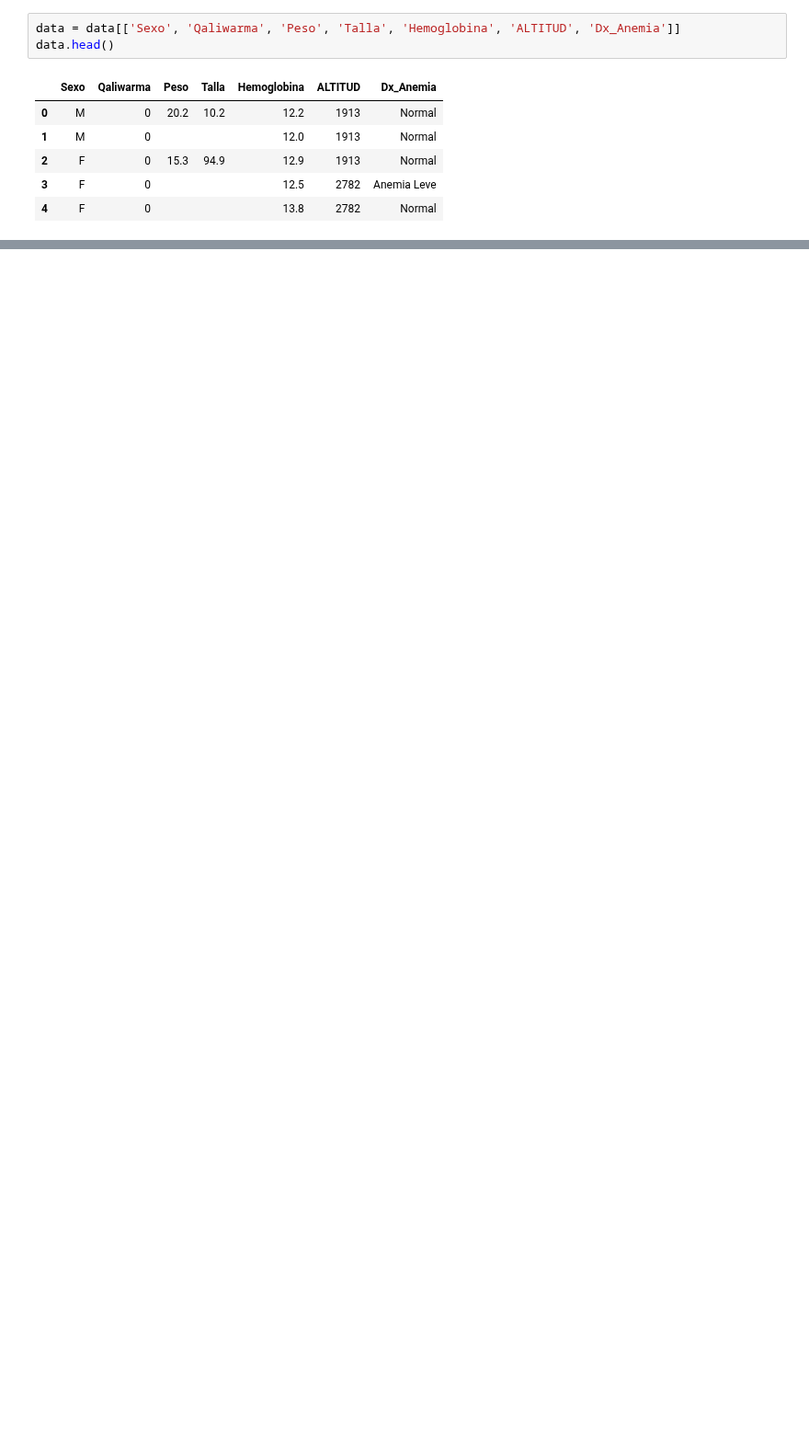
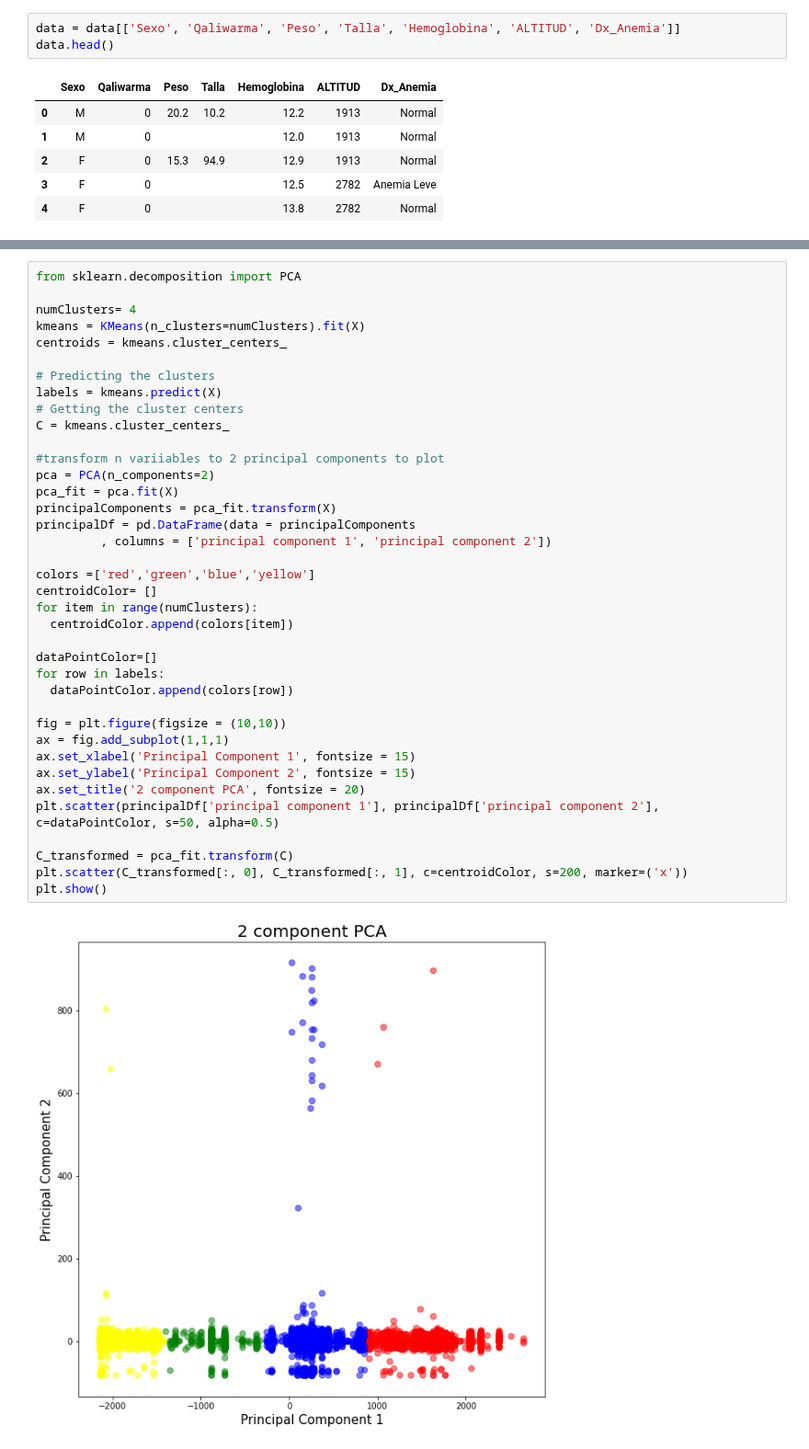
Before and after one commit to LuisSante/Text-segmentation-using-Agglomerative-Clustering, a Jupyter notebook: Anemia/IA_final.ipynb, the cells around one changed output, grey strips where cells are left out. Shown at 92% size. Drawn from its saved outputs; the diff is of its cells as text; blank space fills up the shorter version.

Commit message:
file update: NLP - Clustering and IA - final work

```diff
--- a/Anemia/IA_final.ipynb
+++ b/Anemia/IA_final.ipynb
@@ -52,0 +150,41 @@ Name: Sexo, dtype: object
+# %%
+from sklearn.decomposition import PCA
+
+numClusters= 4
+kmeans = KMeans(n_clusters=numClusters).fit(X)
+centroids = kmeans.cluster_centers_
+
+# Predicting the clusters
+labels = kmeans.predict(X)
+# Getting the cluster centers
+C = kmeans.cluster_centers_
+
+#transform n variiables to 2 principal components to plot
+pca = PCA(n_components=2)
+pca_fit = pca.fit(X)
+principalComponents = pca_fit.transform(X)
+principalDf = pd.DataFrame(data = principalComponents
+         , columns = ['principal component 1', 'principal component 2'])
+
+colors =['red','green','blue','yellow']
+centroidColor= []
+for item in range(numClusters):
+  centroidColor.append(colors[item])
+
+dataPointColor=[]
+for row in labels:
+  dataPointColor.append(colors[row])
+
+fig = plt.figure(figsize = (10,10))
+ax = fig.add_subplot(1,1,1)
+ax.set_xlabel('Principal Component 1', fontsize = 15)
+ax.set_ylabel('Principal Component 2', fontsize = 15)
+ax.set_title('2 component PCA', fontsize = 20)
+plt.scatter(principalDf['principal component 1'], principalDf['principal component 2'],
+c=dataPointColor, s=50, alpha=0.5)
+
+C_transformed = pca_fit.transform(C)
+plt.scatter(C_transformed[:, 0], C_transformed[:, 1], c=centroidColor, s=200, marker=('x'))
+plt.show()
+# %% [output]
+[figure, added]
```
Also changed, not shown: parts of 15 cells of this notebook.
